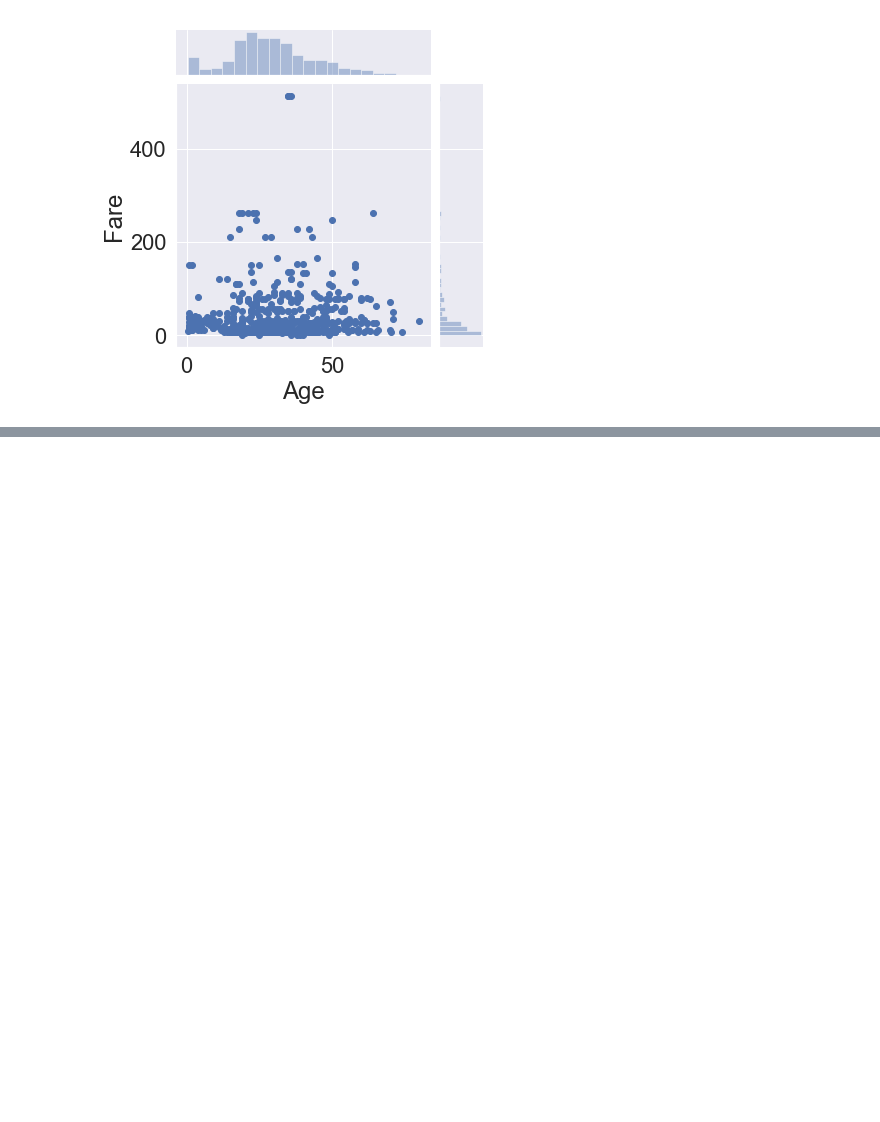
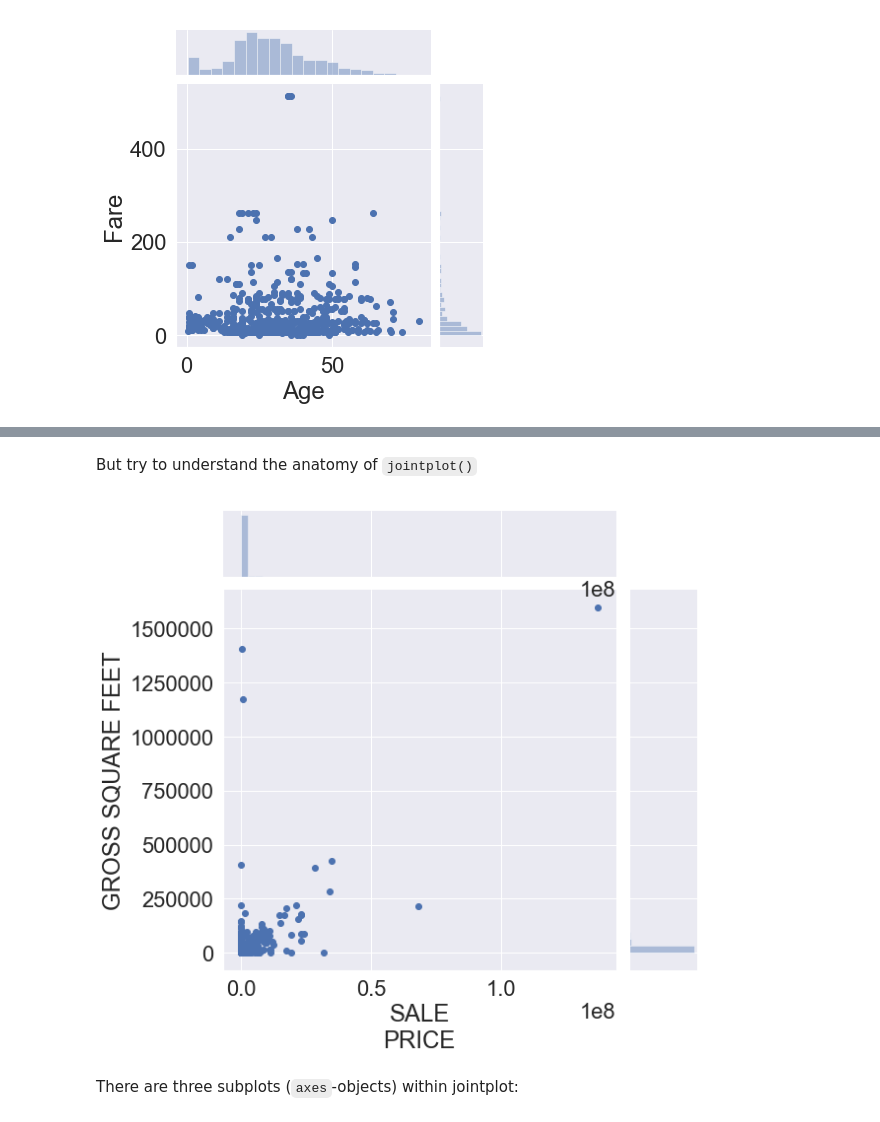
Before and after one commit to likzet/craft_of_data_visualization, a Jupyter notebook: day_2/seminar_3_seaborn/seminar_3_seaborn.ipynb, the cells around one changed output, grey strips where cells are left out. Drawn from its saved outputs; the diff is of its cells as text; code cells hidden in the pictures; blank space fills up the shorter version.

```diff
--- a/day_2/seminar_3_seaborn/seminar_3_seaborn.ipynb
+++ b/day_2/seminar_3_seaborn/seminar_3_seaborn.ipynb
@@ -188,0 +234,8 @@ sns.jointplot(data=df, x='Age', y='Fare');
+# %% [markdown]
+But try to understand the anatomy of `jointplot()`
+# %%
+sns.jointplot(data=df, x='SALE\nPRICE', y='GROSS SQUARE FEET', height=8);
+# %% [output]
+[figure, added]
+# %% [markdown]
+There are three subplots (`axes`-objects) within jointplot:
```
Also changed, not shown: parts of 12 cells of this notebook.
